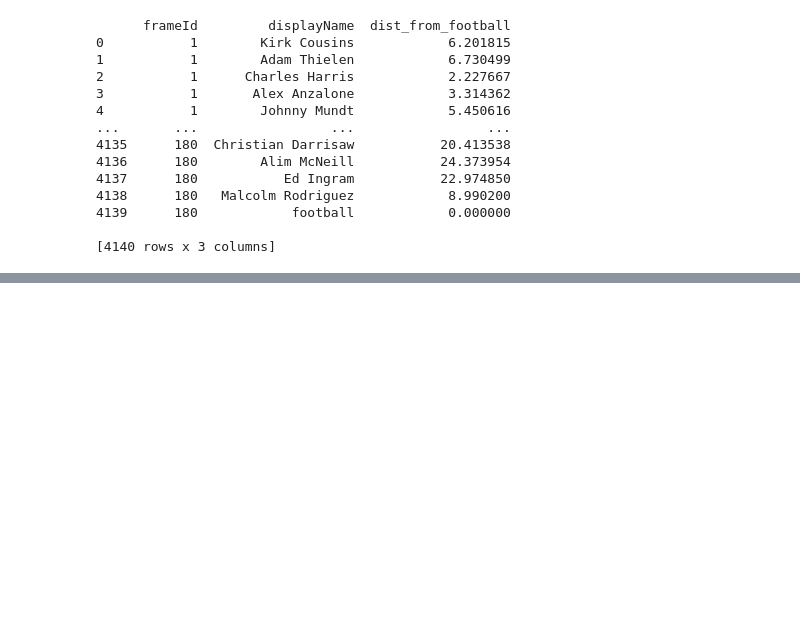
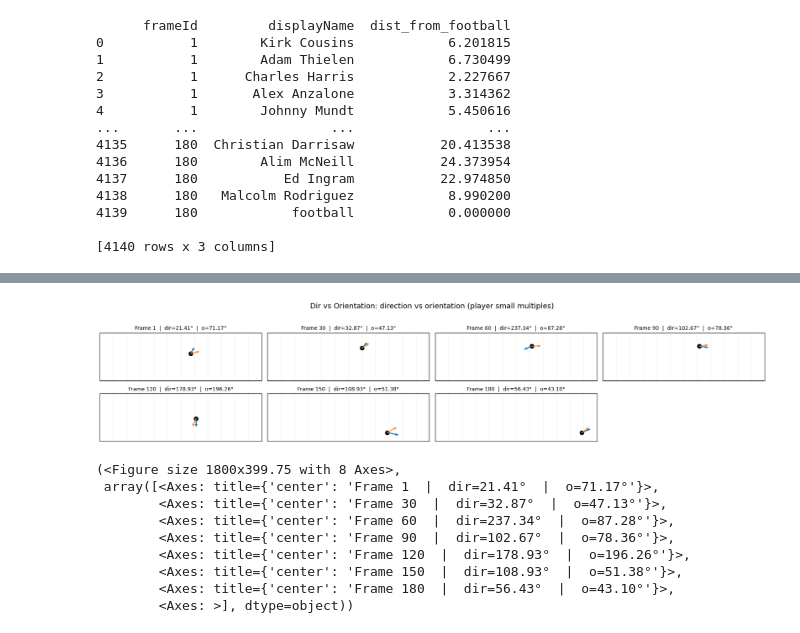
Before and after one commit to cincysam6/Field_Control_Model, a Jupyter notebook: Field_Control_Functions.ipynb, the cells around one changed output, grey strips where cells are left out. Saved outputs shown, nothing was run; the diff lists cells and outputs as text; code cells hidden in the pictures; blank space fills up the shorter version.

```diff
--- a/Field_Control_Functions.ipynb
+++ b/Field_Control_Functions.ipynb
@@ -74,6 +93,8 @@ print(filtered_df.head())
 # %%
 ### Selecting a single player ID to test this out
 one_player = [40488.0]
+# %%
+single_player = filtered_df[filtered_df['nflId'].isin(one_player)]
 # %%
 
 # Function to compute distance from the football for a given frame
@@ -1062,33 +137,0 @@ class AnimatePlayWithDensity:
-# %%
-# precompute (stores theta_rad + orientation_bias_deg per row)
-all_player_df, grid = compute_player_densities_dataframe(
-    df,
-    min_frame=1, max_frame=200,
-    model_kwargs={"orientation_bias_deg": 90.0},  # << your fixed class bias
-    sigma_gaussian=5, alpha_gamma=11
-)
-
-# subset your tracking data to the same play/frames
-play_df = df[(df["frameId"] >= 1) & (df["frameId"] <= 200)].copy()
-
-# animate
-anim = AnimatePlayWithDensity(
-    play_df=play_df,
-    precomputed_df=all_player_df,
-    grid=grid,
-    plot_size_len=16,
-    show_contours=True,
-    contour_levels=20,
-    contour_alpha=0.3,
-    on_cmap="Blues",
-    off_cmap="Reds",
-    arrow_scale=1.5,
-    orientation_bias_deg=0,  # only used as fallback if theta_rad missing
-    xlim=(60, 100), ylim=(10, 40),
-    title="Influence Over Time"
-)
-
-anim.ani.save("play_with_densities_test.mp4", fps=10)
-files.download("play_with_densities_test.mp4")
-
-plt.show()
@@ -1304,5 +137,0 @@ def visualize_pitch_control_with_players(pitch_control_df, player_df, frame_id):
-# %%
-# Step 2: Plot the densities using the stored density grids
-frame_id=100
-player_df, grid = compute_player_densities_dataframe(df,min_frame=100, max_frame=100)
-plot_player_densities_from_dataframe(player_df, grid, frame_id)
@@ -1356,0 +296,13 @@ visualize_pitch_control_with_players(pitch_control_df, player_df2, frame_id=100)
+# %%
+plot_dir_orientation_small_multiples(single_player)
+# %% [output]
+[figure, added]
+(<Figure size 1800x399.75 with 8 Axes>,
+ array([<Axes: title={'center': 'Frame 1  |  dir=21.41°  |  o=71.17°'}>,
+        <Axes: title={'center': 'Frame 30  |  dir=32.87°  |  o=47.13°'}>,
+        <Axes: title={'center': 'Frame 60  |  dir=237.34°  |  o=87.28°'}>,
+        <Axes: title={'center': 'Frame 90  |  dir=102.67°  |  o=78.36°'}>,
+        <Axes: title={'center': 'Frame 120  |  dir=178.93°  |  o=196.26°'}>,
+        <Axes: title={'center': 'Frame 150  |  dir=108.93°  |  o=51.38°'}>,
+        <Axes: title={'center': 'Frame 180  |  dir=56.43°  |  o=43.10°'}>,
+        <Axes: >], dtype=object))
```
Also changed, not shown: parts of 44 cells of this notebook.
